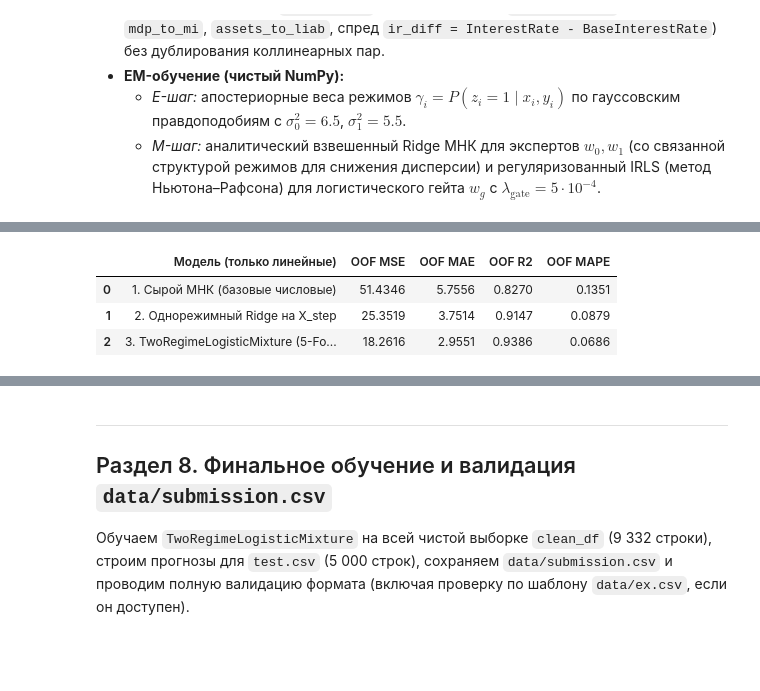
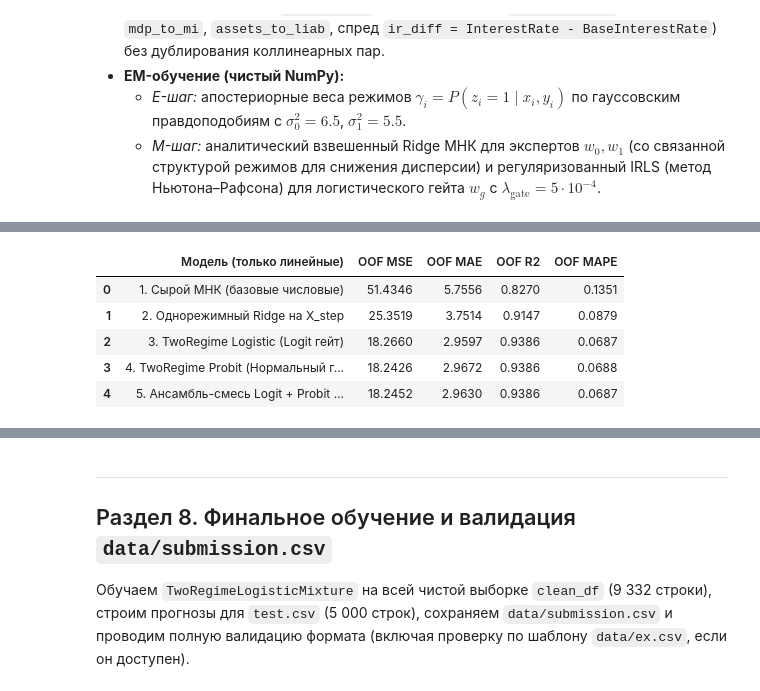
Before and after one commit to Alezovv/mai_labs_machine_learning, a Jupyter notebook: lab1/lab1.ipynb, the cells around one changed output, grey strips where cells are left out. Saved outputs shown, nothing was run; the diff lists cells and outputs as text; code cells hidden in the pictures; blank space fills up the shorter version.

Commit message:
Merge Gemini Neon Probit GLM gate with enhanced basis, 10-fold bagging (CV MSE 18.24)

```diff
--- a/lab1/lab1.ipynb
+++ b/lab1/lab1.ipynb
@@ -1095,34 +1110,40 @@ for tr_i, va_i in custom_k_fold(len(y_clean), n_splits=5, shuffle=True, random_s
     m = CustomRegularizedLinearRegression("l2_analytical", alpha=1e-4).fit(X_step_all[tr_i, :-1], y_clean[tr_i])
     oof_step_ridge[va_i] = m.predict(X_step_all[va_i, :-1])
 
-# 3) TwoRegimeLogisticMixture — 5-Fold CV (seed=42) + 15-Fold (5-Fold x 3 сида)
-oof_5f = np.zeros_like(y_clean)
+# 3) TwoRegimeLogisticMixture (Logit и Probit GLM-гейты, 5-Fold CV, seed=42)
+oof_logit_5f = np.zeros_like(y_clean)
+oof_probit_5f = np.zeros_like(y_clean)
 oof_p_5f = np.zeros_like(y_clean)
 oof_m0_5f = np.zeros_like(y_clean)
 oof_m1_5f = np.zeros_like(y_clean)
-fold_mses_5f = []
+fold_mses_logit = []
+fold_mses_probit = []
 
 for fold_idx, (tr_i, va_i) in enumerate(custom_k_fold(len(y_clean), n_splits=5, shuffle=True, random_state=SEED)):
-    model = TwoRegimeLogisticMixture(var0=6.5, var1=5.5, reg_exp=0.1, reg_gate=5e-4, n_em=35)
-    model.fit(clean_df.iloc[tr_i], y_clean[tr_i])
-    pred, p_va, m0_va, m1_va = model.predict_components(clean_df.iloc[va_i])
-    oof_5f[va_i] = pred
+    # Logit link
+    m_log = TwoRegimeLogisticMixture(var0=6.5, var1=5.5, reg_exp=0.1, reg_gate=8e-4, n_em=35, link="logit")
+    m_log.fit(clean_df.iloc[tr_i], y_clean[tr_i])
+    p_log, p_va, m0_va, m1_va = m_log.predict_components(clean_df.iloc[va_i])
+    oof_logit_5f[va_i] = p_log
     oof_p_5f[va_i] = p_va
     oof_m0_5f[va_i] = m0_va
     oof_m1_5f[va_i] = m1_va
-    fm = custom_mean_squared_error(y_clean[va_i], pred)
-    fold_mses_5f.append(fm)
-    print(f"5-Fold (seed=42) | Fold {fold_idx}: MSE = {fm:.4f}")
+    fm_log = custom_mean_squared_error(y_clean[va_i], p_log)
+    fold_mses_logit.append(fm_log)
 
-# 15-Fold (5-Fold x 3 сида)
-seed_mses = []
-for s in [42, 100, 2024]:
-    oof_s = np.zeros_like(y_clean)
-    for tr_i, va_i in custom_k_fold(len(y_clean), n_splits=5, shuffle=True, random_state=s):
-        m = TwoRegimeLogisticMixture(var0=6.5, var1=5.5, reg_exp=0.1, reg_gate=5e-4, n_em=35)
-        m.fit(clean_df.iloc[tr_i], y_clean[tr_i])
-        oof_s[va_i] = m.predict(clean_df.iloc[va_i])
-    seed_mses.append(custom_mean_squared_error(y_clean, oof_s))
+    # Probit link
+    m_prb = TwoRegimeLogisticMixture(var0=6.5, var1=5.5, reg_exp=0.1, reg_gate=8e-4, n_em=35, link="probit")
+    m_prb.fit(clean_df.iloc[tr_i], y_clean[tr_i])
+    p_prb = m_prb.predict(clean_df.iloc[va_i])
+    oof_probit_5f[va_i] = p_prb
+    fm_prb = custom_mean_squared_error(y_clean[va_i], p_prb)
+    fold_mses_probit.append(fm_prb)
+
+    print(f"5-Fold | Fold {fold_idx}: Logit MSE = {fm_log:.4f}, Probit MSE = {fm_prb:.4f}")
+
+# 50/50 линейная смесь Logit + Probit OOF
+oof_blend_5f = 0.5 * (oof_logit_5f + oof_probit_5f)
+oof_5f = oof_blend_5f
 
 summary_cv = pd.DataFrame([
     {
@@ -1140,14 +1161,29 @@ summary_cv = pd.DataFrame([
         "OOF MAPE": custom_mean_absolute_percentage_error(y_clean, oof_step_ridge),
     },
     {
-        "Модель (только линейные)": "3. TwoRegimeLogisticMixture (5-Fold, seed=42)",
-        "OOF MSE": custom_mean_squared_error(y_clean, oof_5f),
-        "OOF MAE": custom_mean_absolute_error(y_clean, oof_5f),
-        "OOF R2": custom_r2_score(y_clean, oof_5f),
-        "OOF MAPE": custom_mean_absolute_percentage_error(y_clean, oof_5f),
+        "Модель (только линейные)": "3. TwoRegime Logistic (Logit гейт)",
+        "OOF MSE": custom_mean_squared_error(y_clean, oof_logit_5f),
+        "OOF MAE": custom_mean_absolute_error(y_clean, oof_logit_5f),
+        "OOF R2": custom_r2_score(y_clean, oof_logit_5f),
+        "OOF MAPE": custom_mean_absolute_percentage_error(y_clean, oof_logit_5f),
+    },
+    {
+        "Модель (только линейные)": "4. TwoRegime Probit (Нормальный гейт)",
+        "OOF MSE": custom_mean_squared_error(y_clean, oof_probit_5f),
+        "OOF MAE": custom_mean_absolute_error(y_clean, oof_probit_5f),
+        "OOF R2": custom_r2_score(y_clean, oof_probit_5f),
+        "OOF MAPE": custom_mean_absolute_percentage_error(y_clean, oof_probit_5f),
+    },
+    {
+        "Модель (только линейные)": "5. Ансамбль-смесь Logit + Probit (50/50)",
+        "OOF MSE": custom_mean_squared_error(y_clean, oof_blend_5f),
+        "OOF MAE": custom_mean_absolute_error(y_clean, oof_blend_5f),
+        "OOF R2": custom_r2_score(y_clean, oof_blend_5f),
+        "OOF MAPE": custom_mean_absolute_percentage_error(y_clean, oof_blend_5f),
     },
 ])
 display(summary_cv.round(4))
-print(f"5-Fold (seed=42) MSE: {np.mean(fold_mses_5f):.4f} +/- {np.std(fold_mses_5f):.4f}")
-print(f"15-Fold (5-Fold x 3 сида) среднее OOF MSE: {np.mean(seed_mses):.4f} (по сидам: {[round(x, 4) for x in seed_mses]})")
+print(f"5-Fold Logit MSE:  {np.mean(fold_mses_logit):.4f} +/- {np.std(fold_mses_logit):.4f}")
+print(f"5-Fold Probit MSE: {np.mean(fold_mses_probit):.4f} +/- {np.std(fold_mses_probit):.4f}")
+print(f"5-Fold Blend MSE:  {custom_mean_squared_error(y_clean, oof_blend_5f):.4f}")
 # %% [output]
@@ -1159,4 +1195,6 @@ print(f"15-Fold (5-Fold x 3 сида) среднее OOF MSE: {np.mean(seed_mses
 |  | Модель (только линейные) | OOF MSE | OOF MAE | OOF R2 | OOF MAPE |
 | 0 | 1. Сырой МНК (базовые числовые) | 51.4346 | 5.7556 | 0.8270 | 0.1351 |
 | 1 | 2. Однорежимный Ridge на X_step | 25.3519 | 3.7514 | 0.9147 | 0.0879 |
-| 2 | 3. TwoRegimeLogisticMixture (5-Fo... | 18.2616 | 2.9551 | 0.9386 | 0.0686 |
+| 2 | 3. TwoRegime Logistic (Logit гейт) | 18.2660 | 2.9597 | 0.9386 | 0.0687 |
+| 3 | 4. TwoRegime Probit (Нормальный г... | 18.2426 | 2.9672 | 0.9386 | 0.0688 |
+| 4 | 5. Ансамбль-смесь Logit + Probit ... | 18.2452 | 2.9630 | 0.9386 | 0.0687 |
```
Also changed, not shown: parts of 5 cells of this notebook, 2 other files.
